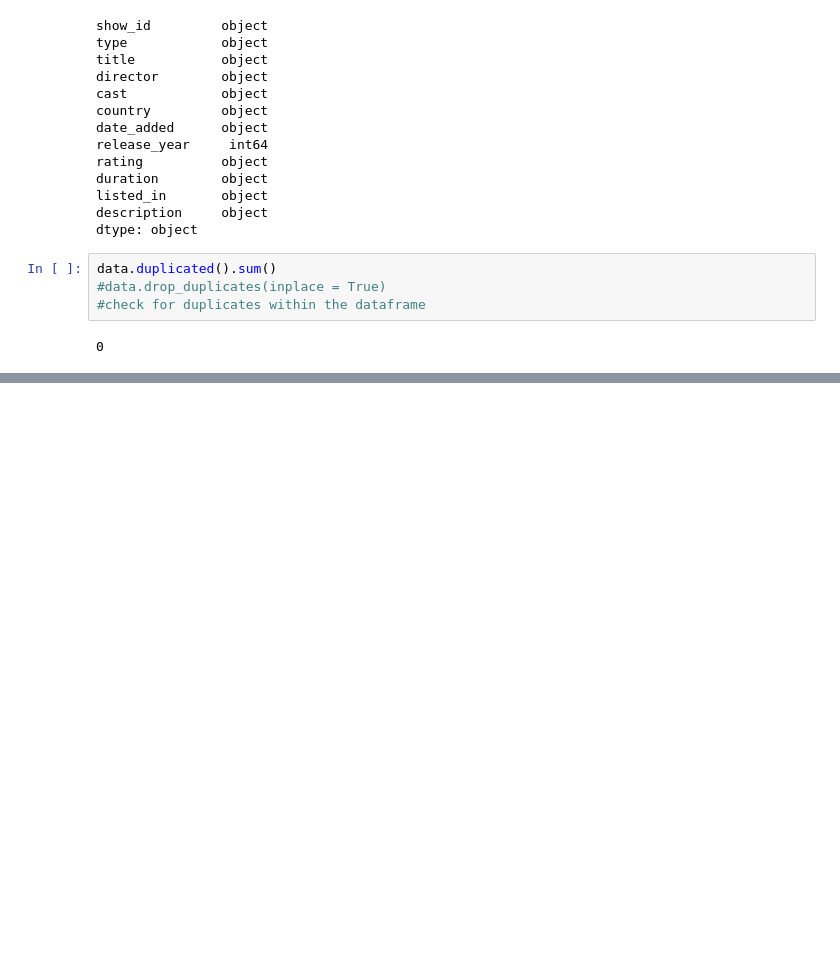
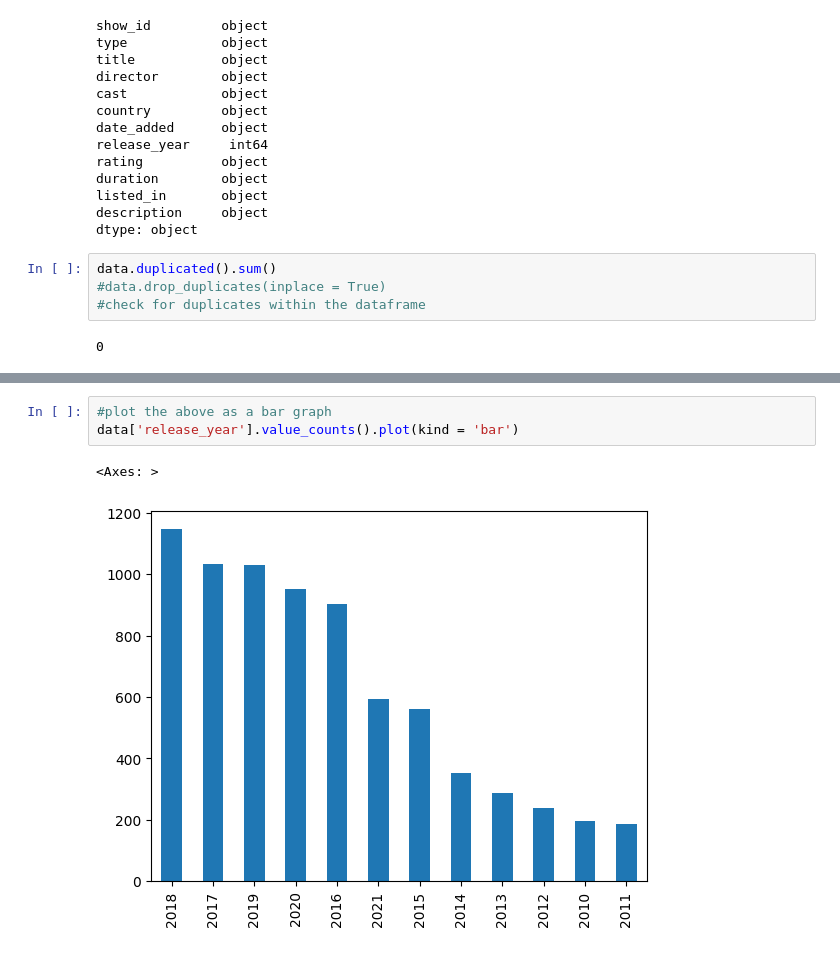
Before and after one commit to NavyaKiran/NetflixDataAnalysis, a Jupyter notebook: Netflix_EDA_with_Python.ipynb, the cells around one changed output, grey strips where cells are left out. Saved outputs shown, nothing was run; the diff lists cells and outputs as text; blank space fills up the shorter version.

```diff
--- a/Netflix_EDA_with_Python.ipynb
+++ b/Netflix_EDA_with_Python.ipynb
@@ -113,0 +134,6 @@ data[data['title'].str.contains('House of Cards')]
+# %%
+#plot the above as a bar graph
+data['release_year'].value_counts().plot(kind = 'bar')
+# %% [output]
+<Axes: >
+[figure, added]
```
Also changed, not shown: parts of 30 cells of this notebook.
